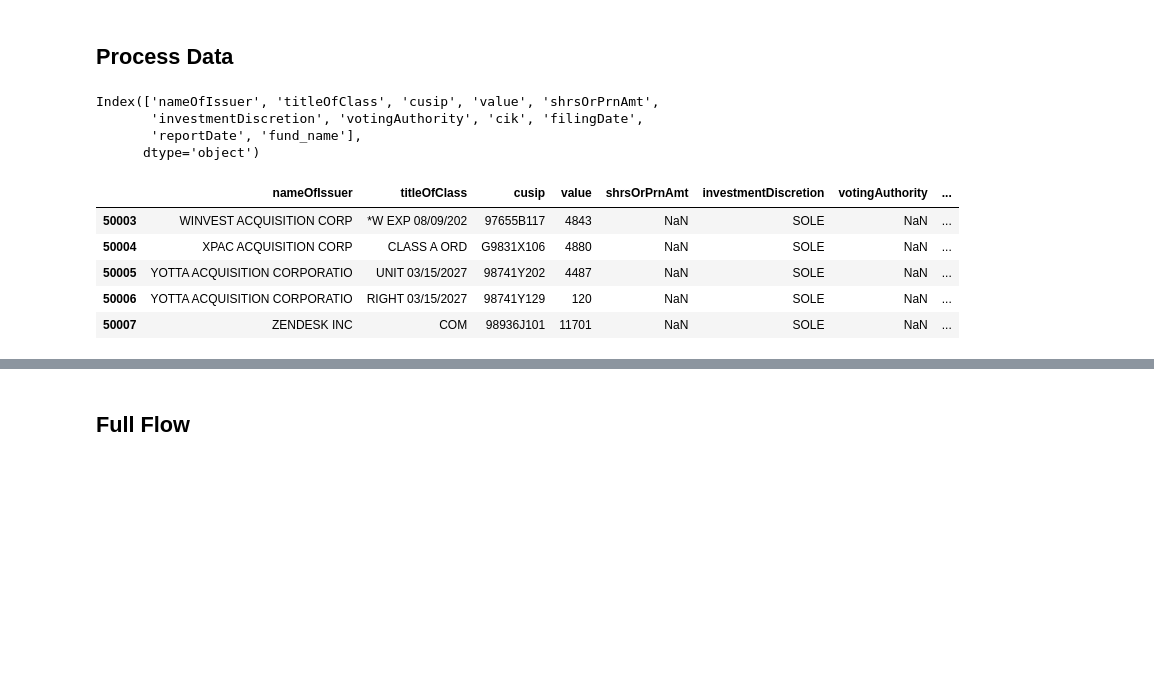
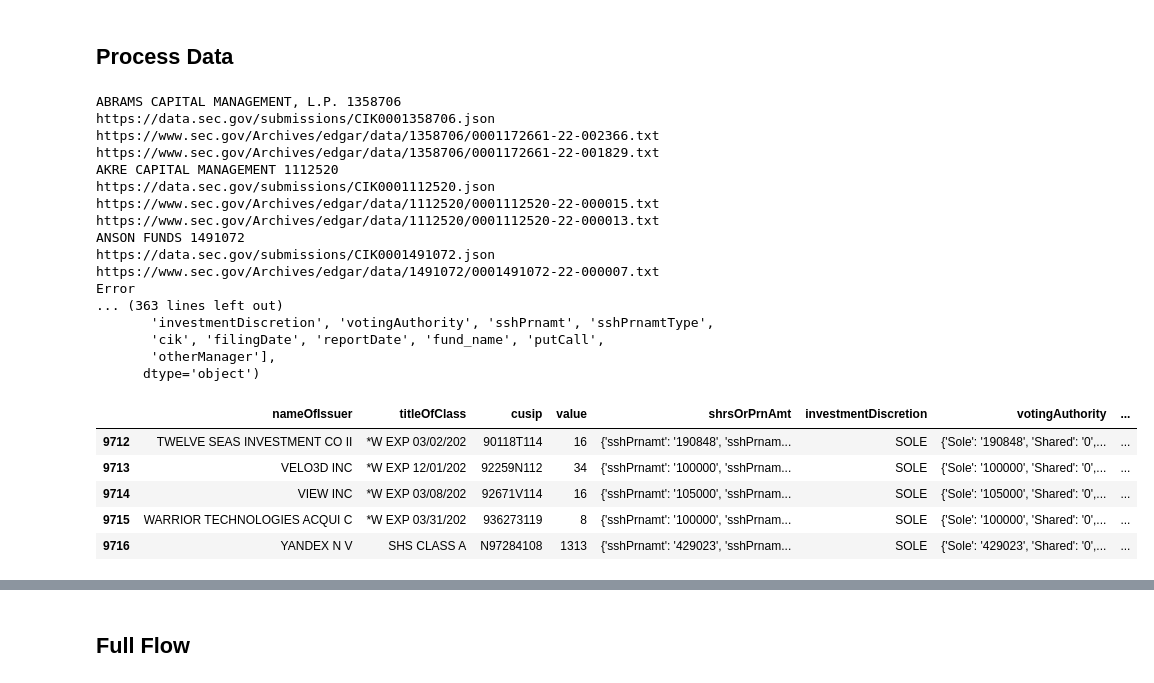
Before and after one commit to whs2k/stockFries_gha, a Jupyter notebook: notebooks/0.1.0-exploration.ipynb, the cells around one changed output, grey strips where cells are left out. Drawn from its saved outputs; the diff is of its cells as text; code cells hidden in the pictures; blank space fills up the shorter version.

```diff
--- a/notebooks/0.1.0-exploration.ipynb
+++ b/notebooks/0.1.0-exploration.ipynb
@@ -78,0 +124,18 @@ https://www.sec.gov/Archives/edgar/data/1535392/000117266122002482/infotable.xml
+# %%
+#https://stackoverflow.com/questions/40154727/how-to-use-xmltodict-to-get-items-out-of-an-xml-file
+
+
+df = pd.DataFrame(xml_doc['informationTable']['infoTable'])
+xml_doc['informationTable']['infoTable']
+sshPrnamtType_list = []
+sshPrnamt_list = []
+putCall_list = []
+for element in xml_doc['informationTable']['infoTable']:
+    #print(element)
+    sshPrnamt_list.append(element['shrsOrPrnAmt']['sshPrnamt'])
+    putCall_list.append(element['shrsOrPrnAmt']['sshPrnamt'])
+    #df_shares=pd.DataFrame(xml_doc['informationTable']['infoTable']['shrsOrPrnAmt'])
+#df_shares.tail()
+df['sshPrnamt']= sshPrnamt_list
+#df['sshPrnamtType'] = sshPrnamtType_list
+df.tail()
@@ -151,28 +247,44 @@ https://www.sec.gov/Archives/edgar/data/1535392/000117266122001938/infotable.xml
 # %%
 #print(fund_dict.keys())
 df_all = pd.DataFrame()
 for fund in fund_dict:
     try:
         fund_name = fund
         cik = fund_dict[fund].split('CIK=')[1].split('&')[0]
-        #print(cik)
-        df_fund = create_holdings_df()
+        print(fund_name, cik)
+        df_fund = create_holdings_df(cik_=cik, fund_name_=fund_name)
         df_all = pd.concat([df_all, df_fund]).reset_index(drop=True)
     except:
+        print('Error')
+        print(traceback.format_exc())
+
         continue
 print(df_all.columns)
 df_all.tail()
 # %% [output]
-Index(['nameOfIssuer', 'titleOfClass', 'cusip', 'value', 'shrsOrPrnAmt',
-       'investmentDiscretion', 'votingAuthority', 'cik', 'filingDate',
-       'reportDate', 'fund_name'],
+ABRAMS CAPITAL MANAGEMENT, L.P. 1358706
+https://data.sec.gov/submissions/CIK0001358706.json
+https://www.sec.gov/Archives/edgar/data/1358706/0001172661-22-002366.txt
+https://www.sec.gov/Archives/edgar/data/1358706/0001172661-22-001829.txt
+AKRE CAPITAL MANAGEMENT 1112520
+https://data.sec.gov/submissions/CIK0001112520.json
+https://www.sec.gov/Archives/edgar/data/1112520/0001112520-22-000015.txt
+https://www.sec.gov/Archives/edgar/data/1112520/0001112520-22-000013.txt
+ANSON FUNDS 1491072
+https://data.sec.gov/submissions/CIK0001491072.json
+https://www.sec.gov/Archives/edgar/data/1491072/0001491072-22-000007.txt
+Error
+... (363 lines left out)
+       'investmentDiscretion', 'votingAuthority', 'sshPrnamt', 'sshPrnamtType',
+       'cik', 'filingDate', 'reportDate', 'fund_name', 'putCall',
+       'otherManager'],
       dtype='object')
 |  | nameOfIssuer | titleOfClass | cusip | value | shrsOrPrnAmt | investmentDiscretion | votingAuthority | ... |
-| 50003 | WINVEST ACQUISITION CORP | *W EXP 08/09/202 | 97655B117 | 4843 | NaN | SOLE | NaN | ... |
-| 50004 | XPAC ACQUISITION CORP | CLASS A ORD | G9831X106 | 4880 | NaN | SOLE | NaN | ... |
-| 50005 | YOTTA ACQUISITION CORPORATIO | UNIT 03/15/2027 | 98741Y202 | 4487 | NaN | SOLE | NaN | ... |
-| 50006 | YOTTA ACQUISITION CORPORATIO | RIGHT 03/15/2027 | 98741Y129 | 120 | NaN | SOLE | NaN | ... |
-| 50007 | ZENDESK INC | COM | 98936J101 | 11701 | NaN | SOLE | NaN | ... |
+| 9712 | TWELVE SEAS INVESTMENT CO II | *W EXP 03/02/202 | 90118T114 | 16 | {'sshPrnamt': '190848', 'sshPrnam... | SOLE | {'Sole': '190848', 'Shared': '0',... | ... |
+| 9713 | VELO3D INC | *W EXP 12/01/202 | 92259N112 | 34 | {'sshPrnamt': '100000', 'sshPrnam... | SOLE | {'Sole': '100000', 'Shared': '0',... | ... |
+| 9714 | VIEW INC | *W EXP 03/08/202 | 92671V114 | 16 | {'sshPrnamt': '105000', 'sshPrnam... | SOLE | {'Sole': '105000', 'Shared': '0',... | ... |
+| 9715 | WARRIOR TECHNOLOGIES ACQUI C | *W EXP 03/31/202 | 936273119 | 8 | {'sshPrnamt': '100000', 'sshPrnam... | SOLE | {'Sole': '100000', 'Shared': '0',... | ... |
+| 9716 | YANDEX N V | SHS CLASS A | N97284108 | 1313 | {'sshPrnamt': '429023', 'sshPrnam... | SOLE | {'Sole': '429023', 'Shared': '0',... | ... |
 # %%
 print('investmentDiscretion', set(df.investmentDiscretion.values))
 #print('shrsOrPrnAmt', set(df.shrsOrPrnAmt.values))
```
Also changed, not shown: parts of 14 cells of this notebook, 15 other files.
